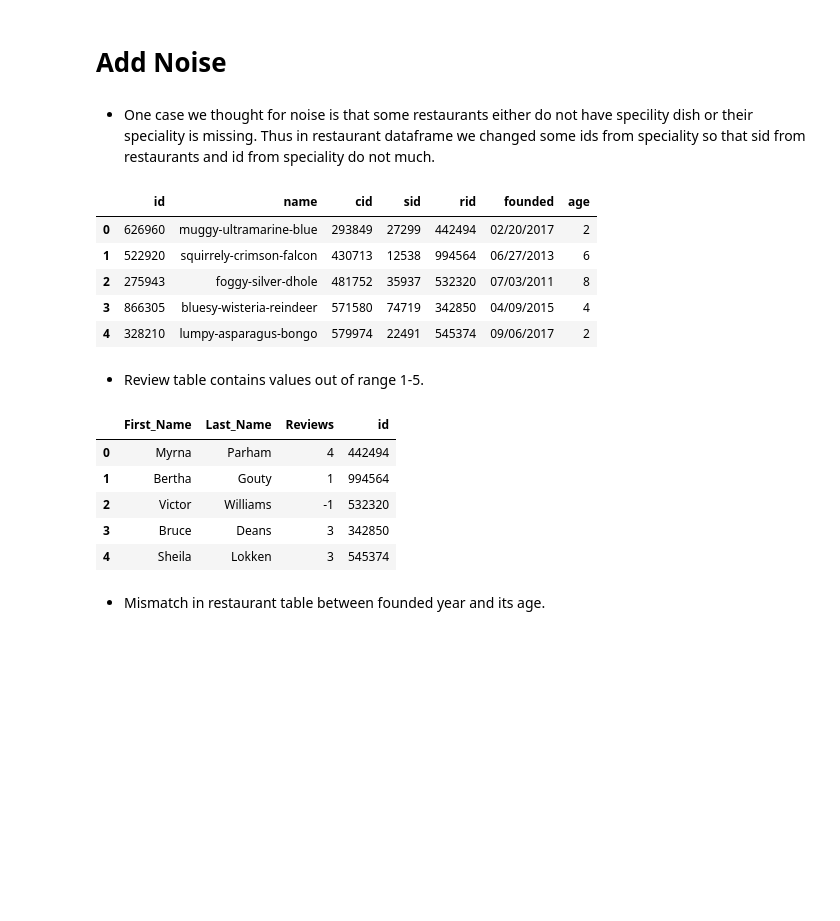
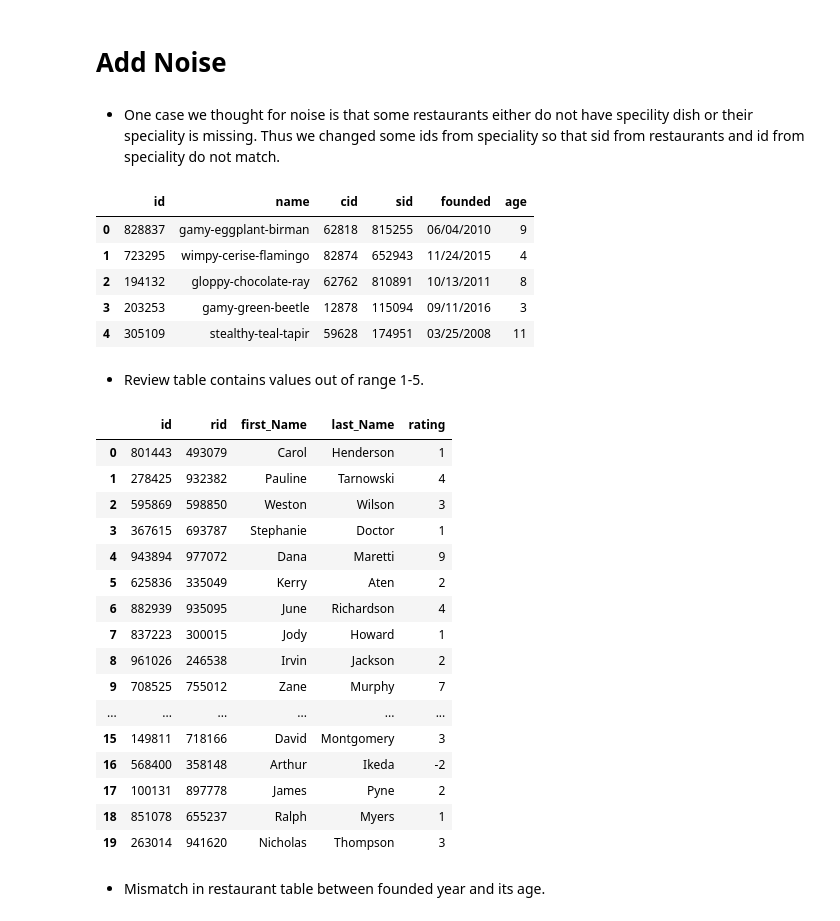
Before and after one commit to evsantor/data_minig, a Jupyter notebook: data_mining_2.ipynb, the cells around one changed output. Saved outputs shown, nothing was run; the diff lists cells and outputs as text; code cells hidden in the pictures; blank space fills up the shorter version.

Commit message:
execute for 30.000 and write in excel the dataframes

```diff
--- a/data_mining_2.ipynb
+++ b/data_mining_2.ipynb
@@ -52,5 +52,5 @@ def get_latitude_longititude():
 # %%
-df_lat = get_latitude_longititude()[:100]
+get_latitude_longititude(df_lat)
 df_lat.head(5)
 # %% [output]
 |  | Country | City | Latitude | Longitude |
@@ -111,11 +110,15 @@ speciality_df = pd.DataFrame(columns = [ 'id', 'name', 'calories', 'price', 'cui
 speciality_names = [line.strip() for line in open("specialityNames.txt", 'r', encoding="utf8")]
 cuisine_names = [line.strip() for line in open("cuisineNames.txt", 'r', encoding="utf8")]
 
+speciality_df['id'] = restaurant_df['sid']
 for i in range(restaurant_df.shape[0]):
-    speciality_df.loc[i] = [np.random.randint(10000, 99999), random.choice(speciality_names),
-                            random.randrange(50, 1000), random.randrange(1, 3500),
-                            random.choice(cuisine_names), random.randrange(100) < 25
-                            ,random.randrange(100) < 15, random.randrange(100) < 15]
+    speciality_df.loc[i]['name'] = random.choice(speciality_names)
+    speciality_df.loc[i]['calories'] = random.randrange(50, 1000)
+    speciality_df.loc[i]['price'] = random.randrange(1, 500)
+    speciality_df.loc[i]['cuisine_name'] = random.choice(cuisine_names)
+    speciality_df.loc[i]['is_vegan'] = random.randrange(100) < 25
+    speciality_df.loc[i]['is_gluten_free'] =  random.randrange(100) < 15
+    speciality_df.loc[i]['is_lactose_free'] = random.randrange(100) < 15
 # %%
 speciality_df.head(5)
 # %% [output]
@@ -128,11 +131,14 @@ speciality_df.head(5)
 # %% [markdown]
 ### Reviews
 # %%
-reviews_df = pd.DataFrame(columns=['first_Name','last_Name','rating'])
+reviews_df = pd.DataFrame(columns=['id', 'rid', 'first_Name','last_Name','rating'])
 
-for i in range(100):
-    reviews_df.loc[i] = [names.get_first_name(), names.get_last_name(), np.random.randint(1,5)]
+reviews_num = restaurant_df.shape[0] * 3
+for i in range(reviews_num):
 
-reviews_df['id'] = restaurant_df['rid']
+    reviews_df.loc[i] = [np.random.randint(100000, 999999),
+                         restaurant_df['id'][random.randrange(restaurant_df.shape[0])],
+                         names.get_first_name(),names.get_last_name(), np.random.randint(1,5)]
+
 reviews_df.head(5)
 # %% [output]
@@ -145,37 +151,46 @@ reviews_df.head(5)
 # %% [markdown]
 # Add Noise
 # %% [markdown]
-* One case we thought for noise is that some restaurants either do not have specility dish or their speciality is missing. Thus in restaurant dataframe we changed some ids from speciality so that sid from restaurants and id from speciality do not much.
+* One case we thought for noise is that some restaurants either do not have specility dish or their speciality is missing. Thus we changed some ids from speciality so that sid from restaurants and id from speciality do not match.
 # %%
 def noise_gen(df, nn, range_, col):
 
     for i in range(nn):
         df.loc[np.random.randint(0, df.shape[0]-1)][col] = np.random.randint(range_[0], range_[1])
-
-    return df
 # %%
-noisy_restaurant = noise_gen(restaurant_df, int(restaurant_df.shape[0] * 1/100), (1000, 9000), 'id')
-noisy_restaurant.head(5)
+noise_gen(restaurant_df, int(restaurant_df.shape[0] * 1/100), (1000, 9000), 'id')
+restaurant_df.head(5)
 # %% [output]
-|  | id | name | cid | sid | rid | founded | age |
-| 0 | 626960 | muggy-ultramarine-blue | 293849 | 27299 | 442494 | 02/20/2017 | 2 |
-| 1 | 522920 | squirrely-crimson-falcon | 430713 | 12538 | 994564 | 06/27/2013 | 6 |
-| 2 | 275943 | foggy-silver-dhole | 481752 | 35937 | 532320 | 07/03/2011 | 8 |
-| 3 | 866305 | bluesy-wisteria-reindeer | 571580 | 74719 | 342850 | 04/09/2015 | 4 |
-| 4 | 328210 | lumpy-asparagus-bongo | 579974 | 22491 | 545374 | 09/06/2017 | 2 |
+|  | id | name | cid | sid | founded | age |
+| 0 | 828837 | gamy-eggplant-birman | 62818 | 815255 | 06/04/2010 | 9 |
+| 1 | 723295 | wimpy-cerise-flamingo | 82874 | 652943 | 11/24/2015 | 4 |
+| 2 | 194132 | gloppy-chocolate-ray | 62762 | 810891 | 10/13/2011 | 8 |
+| 3 | 203253 | gamy-green-beetle | 12878 | 115094 | 09/11/2016 | 3 |
+| 4 | 305109 | stealthy-teal-tapir | 59628 | 174951 | 03/25/2008 | 11 |
 # %% [markdown]
 * Review table contains values out of range 1-5.
 # %%
-noisy_reviews = noise_gen(reviews_df, int(reviews_df.shape[0] * 1/10), (-2, 0), 'Reviews')
-noisy_reviews = noise_gen(reviews_df, int(noisy_reviews.shape[0] * 1/10), (6, 10), 'Reviews')
-noisy_reviews.head(5)
+noise_gen(reviews_df, int(reviews_df.shape[0] * 1/10), (-2, 0), 'rating')
+noise_gen(reviews_df, int(reviews_df.shape[0] * 1/10), (6, 10), 'rating')
+reviews_df.head(20)
 # %% [output]
-|  | First_Name | Last_Name | Reviews | id |
-| 0 | Myrna | Parham | 4 | 442494 |
-| 1 | Bertha | Gouty | 1 | 994564 |
-| 2 | Victor | Williams | -1 | 532320 |
-| 3 | Bruce | Deans | 3 | 342850 |
-| 4 | Sheila | Lokken | 3 | 545374 |
+|  | id | rid | first_Name | last_Name | rating |
+| 0 | 801443 | 493079 | Carol | Henderson | 1 |
+| 1 | 278425 | 932382 | Pauline | Tarnowski | 4 |
+| 2 | 595869 | 598850 | Weston | Wilson | 3 |
+| 3 | 367615 | 693787 | Stephanie | Doctor | 1 |
+| 4 | 943894 | 977072 | Dana | Maretti | 9 |
+| 5 | 625836 | 335049 | Kerry | Aten | 2 |
+| 6 | 882939 | 935095 | June | Richardson | 4 |
+| 7 | 837223 | 300015 | Jody | Howard | 1 |
+| 8 | 961026 | 246538 | Irvin | Jackson | 2 |
+| 9 | 708525 | 755012 | Zane | Murphy | 7 |
+| ... | ... | ... | ... | ... | ... |
+| 15 | 149811 | 718166 | David | Montgomery | 3 |
+| 16 | 568400 | 358148 | Arthur | Ikeda | -2 |
+| 17 | 100131 | 897778 | James | Pyne | 2 |
+| 18 | 851078 | 655237 | Ralph | Myers | 1 |
+| 19 | 263014 | 941620 | Nicholas | Thompson | 3 |
 # %% [markdown]
 * Mismatch in restaurant table between founded year and its age.
 # %%
```
Also changed, not shown: parts of 15 cells of this notebook.
